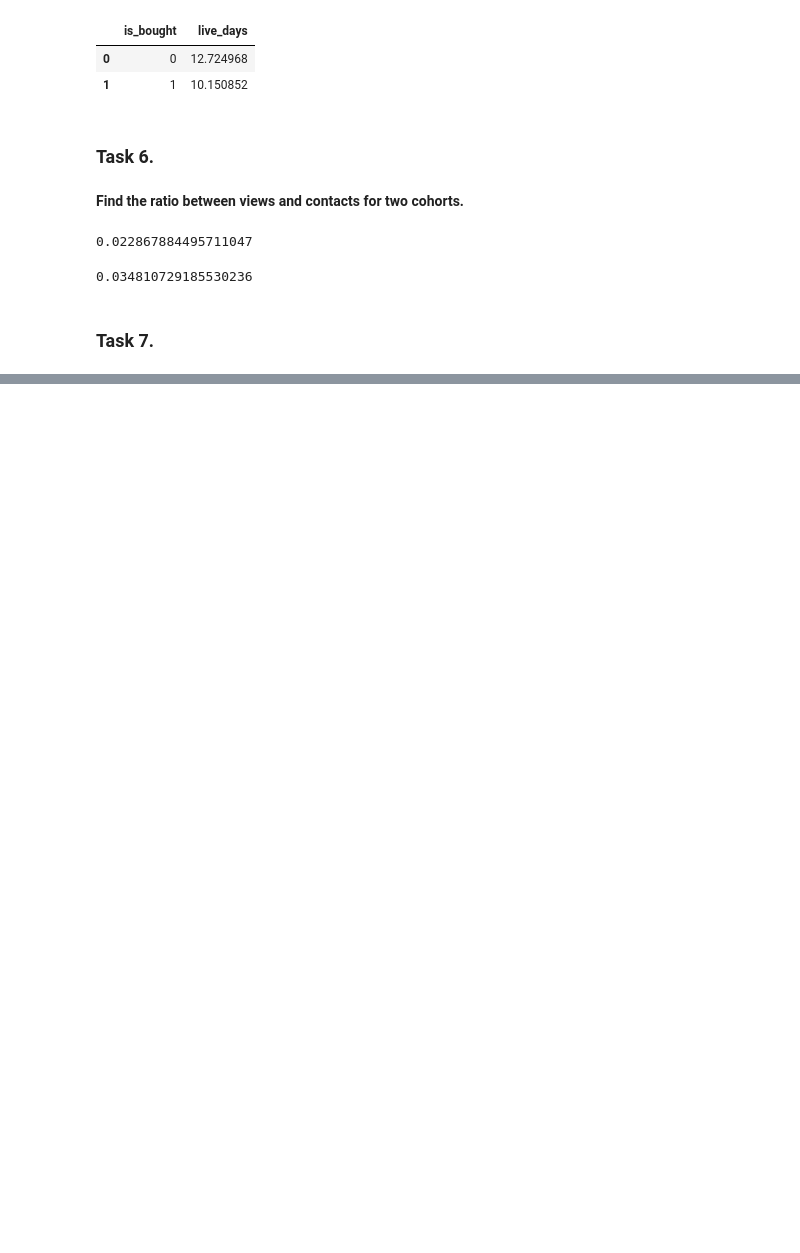
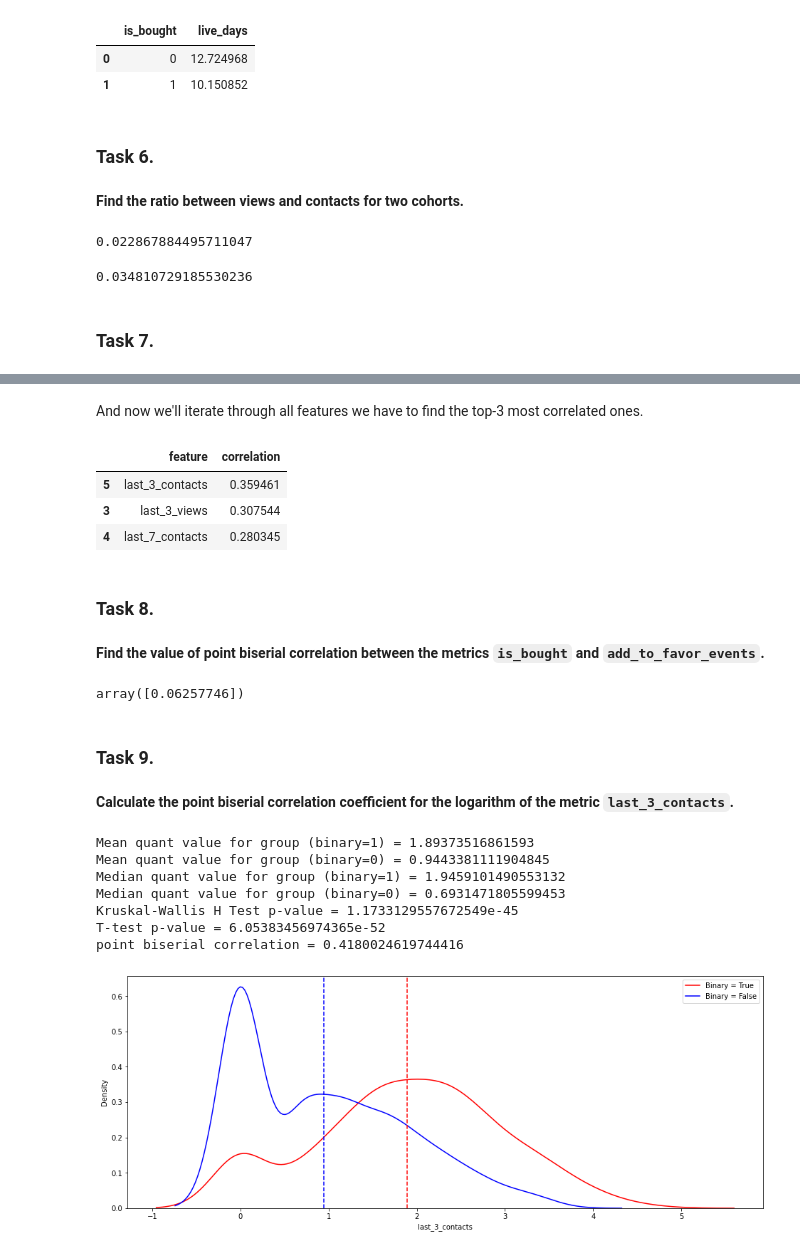
Before and after one commit to nktnlx/advanced_data_analysis_course, a Jupyter notebook: 03_ab_testing/01_proxy_metrics.ipynb, the cells around one changed output, grey strips where cells are left out. Saved outputs shown, nothing was run; the diff lists cells and outputs as text; code cells hidden in the pictures; blank space fills up the shorter version.

Commit message:
tasks 7-12 completed

```diff
--- a/03_ab_testing/01_proxy_metrics.ipynb
+++ b/03_ab_testing/01_proxy_metrics.ipynb
@@ -132,0 +193,53 @@ tbc..
+# %% [markdown]
+And now we'll iterate through all features we have to find the top-3 most correlated ones.
+# %%
+cols = df.columns.to_list()
+feature = []
+corr = []
+
+for col in cols[1:-1]:
+    result = find_cat_quant_correlation(df[col],
+                                        df['is_bought']==1,
+                                        plot=False,
+                                        print_inference=False)['point_biserial_r']
+
+    feature.append(col)
+    corr.append(result)
+
+result_df = pd.DataFrame({
+    'feature': feature,
+    'correlation': corr
+    })
+
+result_df.sort_values('correlation', ascending=False).head(3)
+# %% [output]
+|  | feature | correlation |
+| 5 | last_3_contacts | 0.359461 |
+| 3 | last_3_views | 0.307544 |
+| 4 | last_7_contacts | 0.280345 |
+# %% [markdown]
+### Task 8.
+# %% [markdown]
+**Find the value of point biserial correlation between the metrics `is_bought` and `add_to_favor_events`.**
+# %%
+result_df[result_df['feature'] == 'add_to_favor_events'].correlation.values
+# %% [output]
+array([0.06257746])
+# %% [markdown]
+### Task 9.
+# %% [markdown]
+**Calculate the point biserial correlation coefficient for the logarithm of the metric `last_3_contacts`.**
+# %%
+_ = find_cat_quant_correlation(np.log(df.last_3_contacts + 1),
+                               df['is_bought']==1,
+                               plot=True,
+                               print_inference=True)
+# %% [output]
+Mean quant value for group (binary=1) = 1.89373516861593
+Mean quant value for group (binary=0) = 0.9443381111904845
+Median quant value for group (binary=1) = 1.9459101490553132
+Median quant value for group (binary=0) = 0.6931471805599453
+Kruskal-Wallis H Test p-value = 1.1733129557672549e-45
+T-test p-value = 6.05383456974365e-52
+point biserial correlation = 0.4180024619744416
+[figure, added]
```
Also changed, not shown: parts of 21 cells of this notebook.
